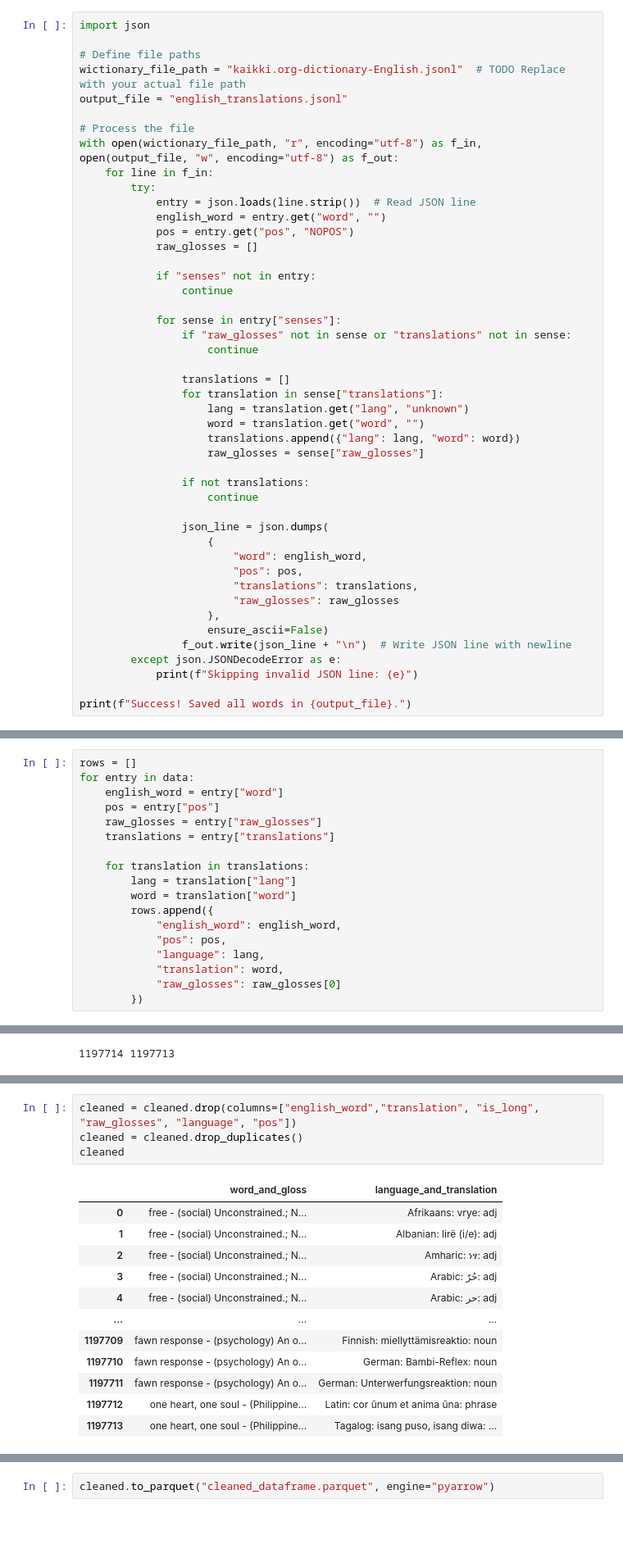
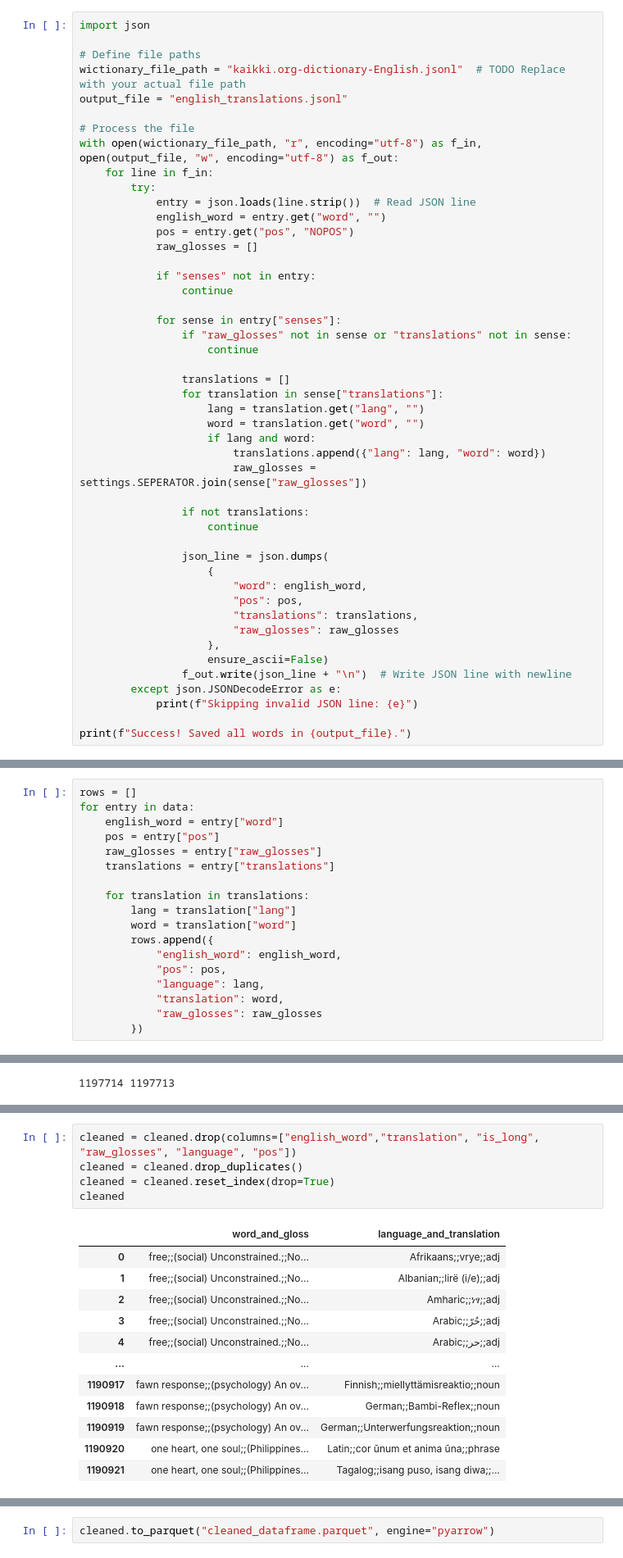
Before and after one commit to sinajaprlja/LexTyp, a Jupyter notebook: load_and_preprocess.ipynb, the cells around one changed output, grey strips where cells are left out. Shown at 82% size. Drawn from its saved outputs; the diff is of its cells as text; blank space fills up the shorter version.

Commit message:
check if empty word and language

```diff
--- a/load_and_preprocess.ipynb
+++ b/load_and_preprocess.ipynb
@@ -32,10 +32,11 @@ with open(wictionary_file_path, "r", encoding="utf-8") as f_in, open(output_file
 
                 translations = []
                 for translation in sense["translations"]:
-                    lang = translation.get("lang", "unknown")
+                    lang = translation.get("lang", "")
                     word = translation.get("word", "")
-                    translations.append({"lang": lang, "word": word})
-                    raw_glosses = sense["raw_glosses"]
+                    if lang and word:
+                        translations.append({"lang": lang, "word": word})
+                        raw_glosses = settings.SEPERATOR.join(sense["raw_glosses"])
 
                 if not translations:
                     continue
@@ -92,7 +93,7 @@ for entry in data:
             "pos": pos,
             "language": lang,
             "translation": word,
-            "raw_glosses": raw_glosses[0]
+            "raw_glosses": raw_glosses
         })
 # %%
 df = pd.DataFrame(rows)
@@ -194,20 +210,21 @@ TypeError: can only concatenate str (not "list") to str
 # %%
 cleaned = cleaned.drop(columns=["english_word","translation", "is_long", "raw_glosses", "language", "pos"])
 cleaned = cleaned.drop_duplicates()
+cleaned = cleaned.reset_index(drop=True)
 cleaned
 # %% [output]
 |  | word_and_gloss | language_and_translation |
-| 0 | free - (social) Unconstrained.; N... | Afrikaans: vrye: adj |
-| 1 | free - (social) Unconstrained.; N... | Albanian: lirë (i/e): adj |
-| 2 | free - (social) Unconstrained.; N... | Amharic: ነፃ: adj |
-| 3 | free - (social) Unconstrained.; N... | Arabic: حُرّ: adj |
-| 4 | free - (social) Unconstrained.; N... | Arabic: حر: adj |
+| 0 | free;;(social) Unconstrained.;;No... | Afrikaans;;vrye;;adj |
+| 1 | free;;(social) Unconstrained.;;No... | Albanian;;lirë (i/e);;adj |
+| 2 | free;;(social) Unconstrained.;;No... | Amharic;;ነፃ;;adj |
+| 3 | free;;(social) Unconstrained.;;No... | Arabic;;حُرّ;;adj |
+| 4 | free;;(social) Unconstrained.;;No... | Arabic;;حر;;adj |
 | ... | ... | ... |
-| 1197709 | fawn response - (psychology) An o... | Finnish: miellyttämisreaktio: noun |
-| 1197710 | fawn response - (psychology) An o... | German: Bambi-Reflex: noun |
-| 1197711 | fawn response - (psychology) An o... | German: Unterwerfungsreaktion: noun |
-| 1197712 | one heart, one soul - (Philippine... | Latin: cor ūnum et anima ūna: phrase |
-| 1197713 | one heart, one soul - (Philippine... | Tagalog: isang puso, isang diwa: ... |
+| 1190917 | fawn response;;(psychology) An ov... | Finnish;;miellyttämisreaktio;;noun |
+| 1190918 | fawn response;;(psychology) An ov... | German;;Bambi-Reflex;;noun |
+| 1190919 | fawn response;;(psychology) An ov... | German;;Unterwerfungsreaktion;;noun |
+| 1190920 | one heart, one soul;;(Philippines... | Latin;;cor ūnum et anima ūna;;phrase |
+| 1190921 | one heart, one soul;;(Philippines... | Tagalog;;isang puso, isang diwa;;... |
 1190922 rows × 2 columns
 # %%
 cleaned.to_parquet("cleaned_dataframe.parquet", engine="pyarrow")
```
Also changed, not shown: parts of 3 cells of this notebook.
